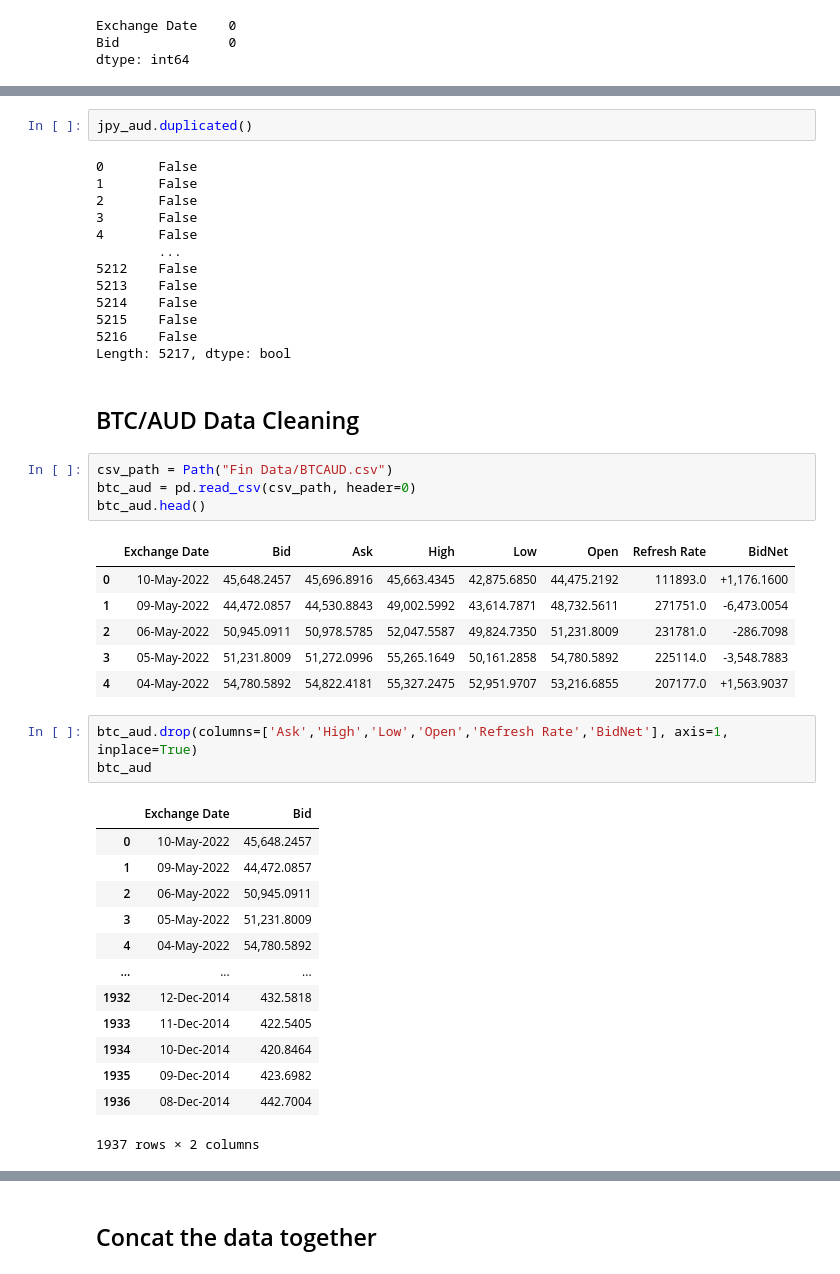
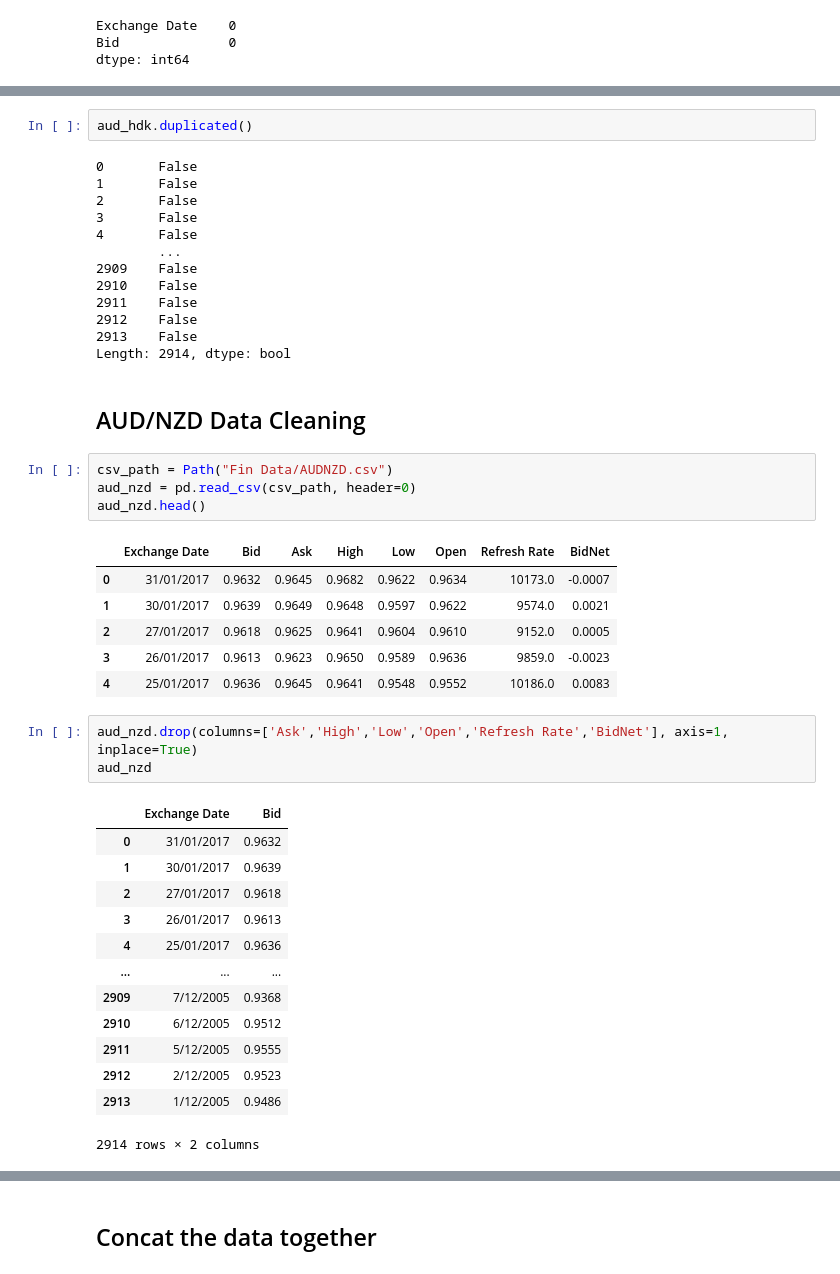
Before and after one commit to Gosper23/Australian-Interest-Rate-Analysis, a Jupyter notebook: currency_cleaning.ipynb, the cells around one changed output, grey strips where cells are left out. Saved outputs shown, nothing was run; the diff lists cells and outputs as text.

```diff
--- a/currency_cleaning.ipynb
+++ b/currency_cleaning.ipynb
@@ -266,7 +264,7 @@ Exchange Date    0
 Bid              0
 dtype: int64
 # %%
-jpy_aud.duplicated()
+aud_hdk.duplicated()
 # %% [output]
 0       False
 1       False
@@ -274,41 +272,41 @@ jpy_aud.duplicated()
 3       False
 4       False
         ...
-5212    False
-5213    False
-5214    False
-5215    False
-5216    False
-Length: 5217, dtype: bool
+2909    False
+2910    False
+2911    False
+2912    False
+2913    False
+Length: 2914, dtype: bool
 # %% [markdown]
-## BTC/AUD Data Cleaning
+## AUD/NZD Data Cleaning
 # %%
-csv_path = Path("Fin Data/BTCAUD.csv")
-btc_aud = pd.read_csv(csv_path, header=0)
-btc_aud.head()
+csv_path = Path("Fin Data/AUDNZD.csv")
+aud_nzd = pd.read_csv(csv_path, header=0)
+aud_nzd.head()
 # %% [output]
 |  | Exchange Date | Bid | Ask | High | Low | Open | Refresh Rate | BidNet |
-| 0 | 10-May-2022 | 45,648.2457 | 45,696.8916 | 45,663.4345 | 42,875.6850 | 44,475.2192 | 111893.0 | +1,176.1600 |
-| 1 | 09-May-2022 | 44,472.0857 | 44,530.8843 | 49,002.5992 | 43,614.7871 | 48,732.5611 | 271751.0 | -6,473.0054 |
-| 2 | 06-May-2022 | 50,945.0911 | 50,978.5785 | 52,047.5587 | 49,824.7350 | 51,231.8009 | 231781.0 | -286.7098 |
-| 3 | 05-May-2022 | 51,231.8009 | 51,272.0996 | 55,265.1649 | 50,161.2858 | 54,780.5892 | 225114.0 | -3,548.7883 |
-| 4 | 04-May-2022 | 54,780.5892 | 54,822.4181 | 55,327.2475 | 52,951.9707 | 53,216.6855 | 207177.0 | +1,563.9037 |
+| 0 | 31/01/2017 | 0.9632 | 0.9645 | 0.9682 | 0.9622 | 0.9634 | 10173.0 | -0.0007 |
+| 1 | 30/01/2017 | 0.9639 | 0.9649 | 0.9648 | 0.9597 | 0.9622 | 9574.0 | 0.0021 |
+| 2 | 27/01/2017 | 0.9618 | 0.9625 | 0.9641 | 0.9604 | 0.9610 | 9152.0 | 0.0005 |
+| 3 | 26/01/2017 | 0.9613 | 0.9623 | 0.9650 | 0.9589 | 0.9636 | 9859.0 | -0.0023 |
+| 4 | 25/01/2017 | 0.9636 | 0.9645 | 0.9641 | 0.9548 | 0.9552 | 10186.0 | 0.0083 |
 # %%
-btc_aud.drop(columns=['Ask','High','Low','Open','Refresh Rate','BidNet'], axis=1, inplace=True)
-btc_aud
+aud_nzd.drop(columns=['Ask','High','Low','Open','Refresh Rate','BidNet'], axis=1, inplace=True)
+aud_nzd
 # %% [output]
 |  | Exchange Date | Bid |
-| 0 | 10-May-2022 | 45,648.2457 |
-| 1 | 09-May-2022 | 44,472.0857 |
-| 2 | 06-May-2022 | 50,945.0911 |
-| 3 | 05-May-2022 | 51,231.8009 |
-| 4 | 04-May-2022 | 54,780.5892 |
+| 0 | 31/01/2017 | 0.9632 |
+| 1 | 30/01/2017 | 0.9639 |
+| 2 | 27/01/2017 | 0.9618 |
+| 3 | 26/01/2017 | 0.9613 |
+| 4 | 25/01/2017 | 0.9636 |
 | ... | ... | ... |
-| 1932 | 12-Dec-2014 | 432.5818 |
-| 1933 | 11-Dec-2014 | 422.5405 |
-| 1934 | 10-Dec-2014 | 420.8464 |
-| 1935 | 09-Dec-2014 | 423.6982 |
-| 1936 | 08-Dec-2014 | 442.7004 |
+| 2909 | 7/12/2005 | 0.9368 |
+| 2910 | 6/12/2005 | 0.9512 |
+| 2911 | 5/12/2005 | 0.9555 |
+| 2912 | 2/12/2005 | 0.9523 |
+| 2913 | 1/12/2005 | 0.9486 |
-1937 rows × 2 columns
+2914 rows × 2 columns
 # %%
 # Check for null values
```
Also changed, not shown: parts of 37 cells of this notebook, 10 other files.
